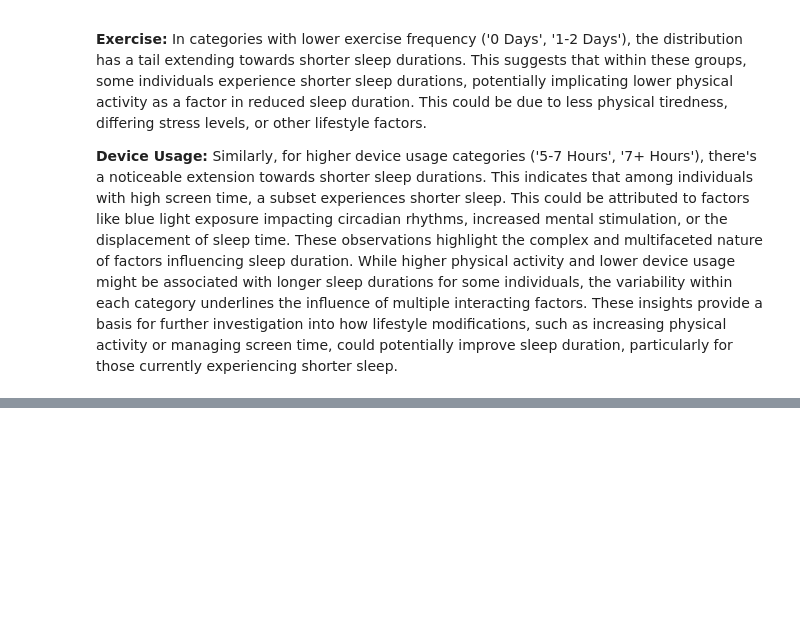
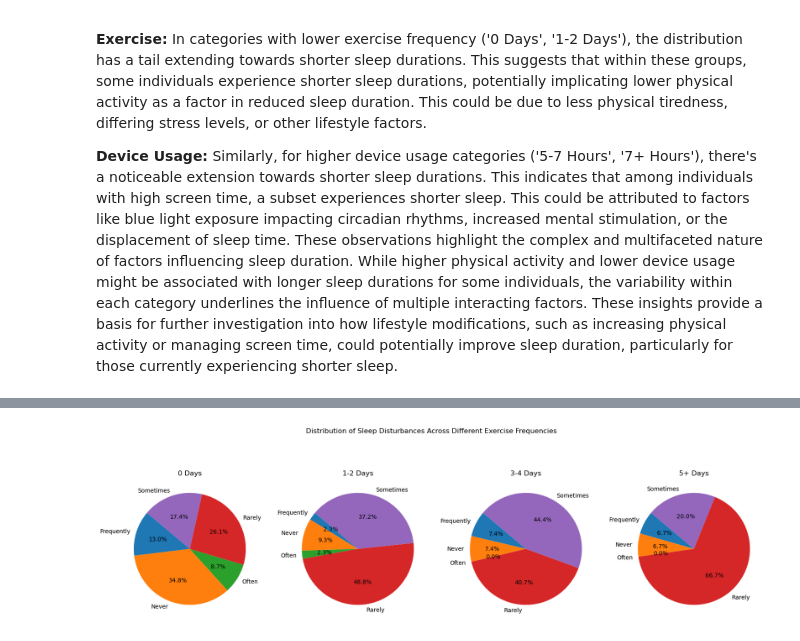
Before and after one commit to johnkimtech/sleep, a Jupyter notebook: desc_stat_visualize.ipynb, the cells around one changed output, grey strips where cells are left out. Cells and saved outputs as stored; diff of their text form; code cells hidden in the pictures; blank space fills up the shorter version.

```diff
--- a/desc_stat_visualize.ipynb
+++ b/desc_stat_visualize.ipynb
@@ -240,0 +264,18 @@ These observations highlight the complex and multifaceted nature of factors infl
+# %%
+# Preparing the data for pie charts
+exercise_disturbance_counts = df.groupby(['Exercise Days/Week', 'Sleep Disturbances']).size().unstack().fillna(0)
+
+# Number of exercise categories
+num_categories = exercise_disturbance_counts.shape[0]
+
+# Creating pie charts for each exercise group
+fig, axes = plt.subplots(1, num_categories, figsize=(20, 6))
+
+for i, (exercise_category, counts) in enumerate(exercise_disturbance_counts.iterrows()):
+    axes[i].pie(counts, labels=counts.index, autopct='%1.1f%%', startangle=140)
+    axes[i].set_title(exercise_category)
+
+plt.suptitle('Distribution of Sleep Disturbances Across Different Exercise Frequencies')
+plt.show()
+# %% [output]
+[figure, added]
```
Also changed, not shown: parts of 10 cells of this notebook.
